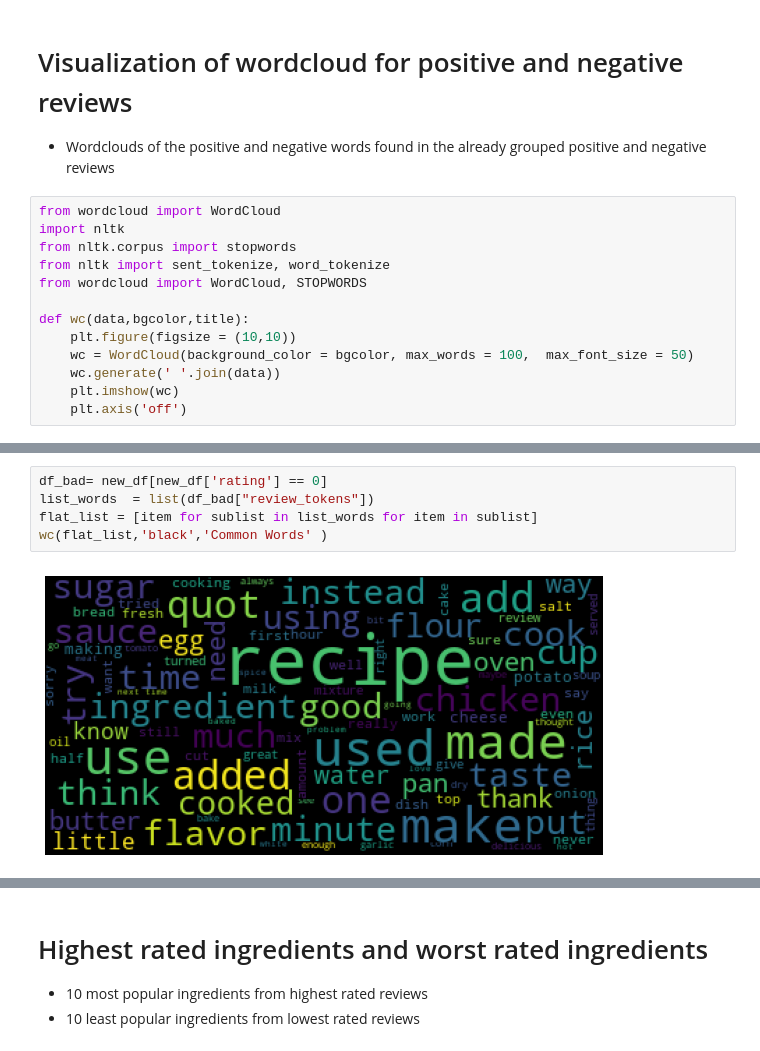
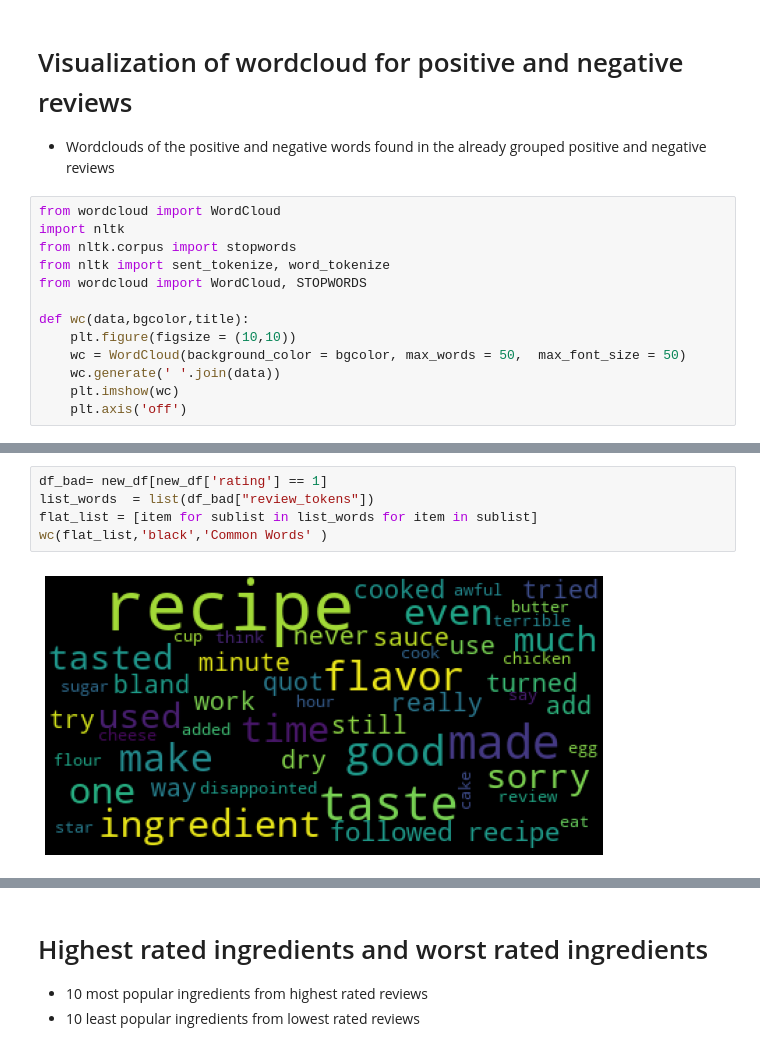
Before and after one commit to lucialarraona/finalproject_socialgraphs22, a Jupyter notebook: Notebooks/nlp_analysis.ipynb, the cells around one changed output, grey strips where cells are left out. Saved outputs shown, nothing was run; the diff lists cells and outputs as text.

```diff
--- a/Notebooks/nlp_analysis.ipynb
+++ b/Notebooks/nlp_analysis.ipynb
@@ -657,7 +703,7 @@ from wordcloud import WordCloud, STOPWORDS
 
 def wc(data,bgcolor,title):
     plt.figure(figsize = (10,10))
-    wc = WordCloud(background_color = bgcolor, max_words = 100,  max_font_size = 50)
+    wc = WordCloud(background_color = bgcolor, max_words = 50,  max_font_size = 50)
     wc.generate(' '.join(data))
     plt.imshow(wc)
     plt.axis('off')
@@ -720,7 +746,7 @@ x.head(5)
 # %%
-df_bad= new_df[new_df['rating'] == 0]
+df_bad= new_df[new_df['rating'] == 1]
 list_words  = list(df_bad["review_tokens"])
 flat_list = [item for sublist in list_words for item in sublist]
 wc(flat_list,'black','Common Words' )
 # %% [output]
-[figure, old version]
+[figure, new version]
```
Also changed, not shown: parts of 24 cells of this notebook, 2 other files.
